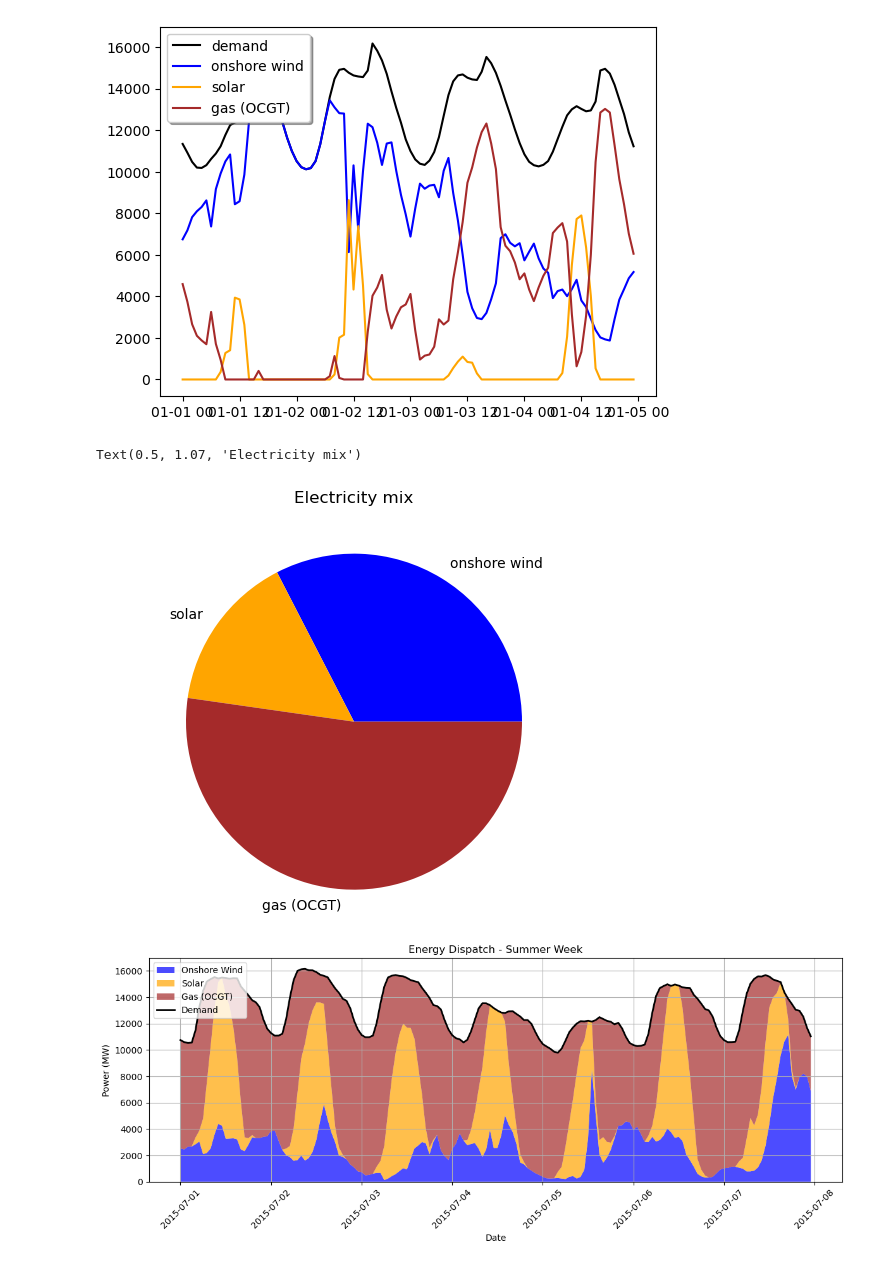
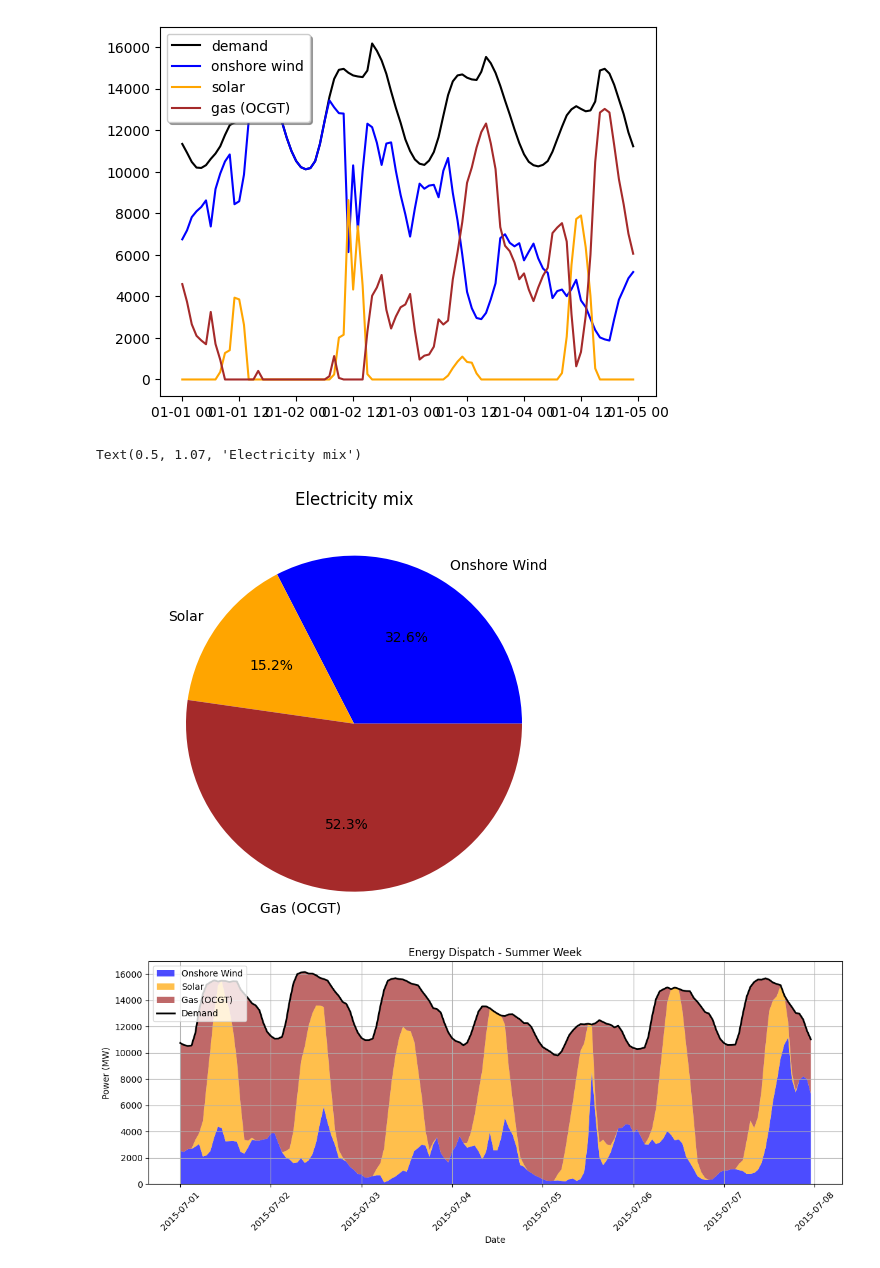
Before and after one commit to CharlotteHessels/new-integrated-project, a Jupyter notebook: IEG_course_project.ipynb, the cells around one changed output. Drawn from its saved outputs; the diff is of its cells as text; code cells hidden in the pictures.

```diff
--- a/IEG_course_project.ipynb
+++ b/IEG_course_project.ipynb
@@ -281,25 +281,26 @@ plt.legend(fancybox=True, shadow=True, loc='best')
 <matplotlib.legend.Legend at 0x...>
 [figure]
 # %%
-labels = ['onshore wind',
-          'solar',
-          'gas (OCGT)']
+labels = ['Onshore Wind',
+          'Solar',
+          'Gas (OCGT)']
 sizes = [network.generators_t.p['onshorewind'].sum(),
          network.generators_t.p['solar'].sum(),
          network.generators_t.p['OCGT'].sum()]
 
 colors=['blue', 'orange', 'brown']
 
 plt.pie(sizes,
         colors=colors,
         labels=labels,
+         autopct='%1.1f%%',
         wedgeprops={'linewidth':0})
 plt.axis('equal')
 
 plt.title('Electricity mix', y=1.07)
 # %% [output]
 Text(0.5, 1.07, 'Electricity mix')
-[figure, old version]
+[figure, new version]
 # %%
 
 # Define time ranges for summer and winter (assuming hourly data for a full year)
```
Also changed, not shown: parts of 12 cells of this notebook.
